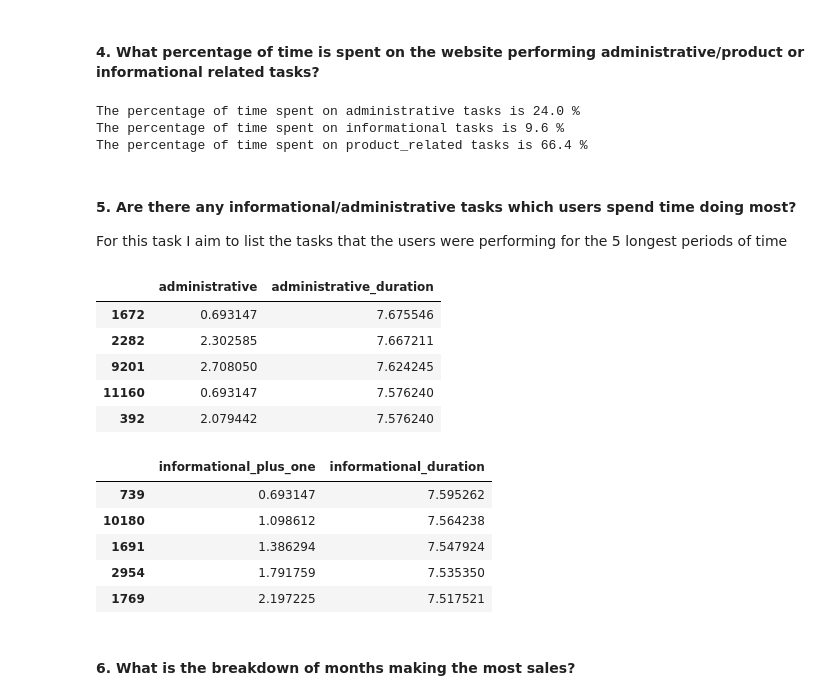
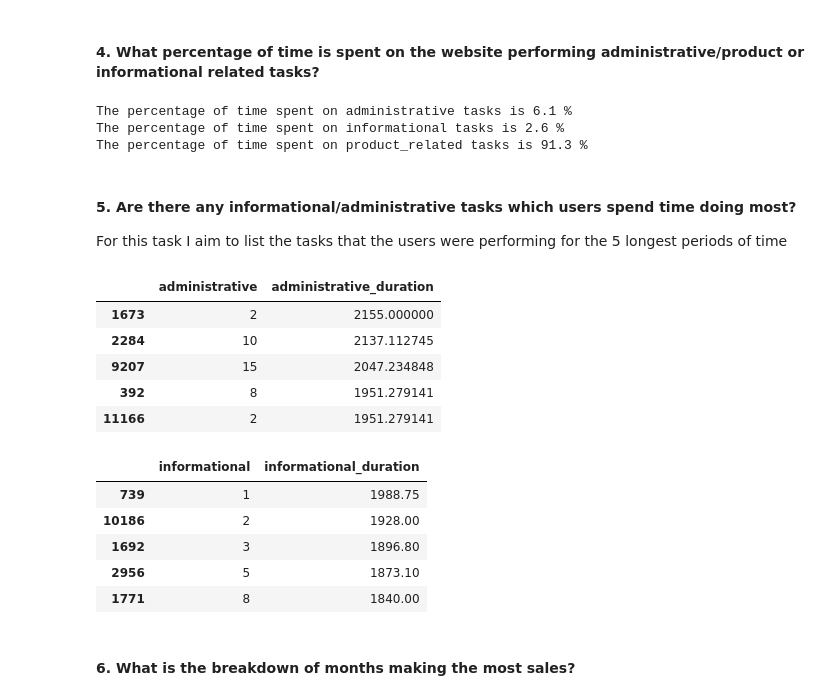
Before and after one commit to Chills00/exploratory-data-analysis---online-shopping-in-retail917, a Jupyter notebook: Analysis_Notebook.ipynb, the cells around one changed output. Cells and saved outputs as stored; diff of their text form; code cells hidden in the pictures.

```diff
--- a/Analysis_Notebook.ipynb
+++ b/Analysis_Notebook.ipynb
@@ -6,0 +16,3 @@ A deeper explore of the data to drive insights to inform business decisions that
+# %%
+file_path = 'C:/Users/Chris/Documents/AiCoreEDA_Project/customer_activity_null_removed.csv'
+df = pd.read_csv(file_path)
@@ -137,9 +196,9 @@ def time_spent(dataframe, *args):
 # %%
 time_spent(df, 'administrative_duration', 'informational_duration', 'product_related_duration')
 # %% [output]
-The percentage of time spent on administrative tasks is 24.0 %
-The percentage of time spent on informational tasks is 9.6 %
-The percentage of time spent on product_related tasks is 66.4 %
+The percentage of time spent on administrative tasks is 6.1 %
+The percentage of time spent on informational tasks is 2.6 %
+The percentage of time spent on product_related tasks is 91.3 %
 # %% [markdown]
 #### 5. Are there any informational/administrative tasks which users spend time doing most?
 For this task I aim to list the tasks that the users were performing for the 5 longest periods of time
@@ -155,22 +214,22 @@ def most_time(dataframe, sorting_column, task_column):
 most_time(df, 'administrative_duration', 'administrative')
 # %% [output]
 |  | administrative | administrative_duration |
-| 1672 | 0.693147 | 7.675546 |
-| 2282 | 2.302585 | 7.667211 |
-| 9201 | 2.708050 | 7.624245 |
-| 11160 | 0.693147 | 7.576240 |
-| 392 | 2.079442 | 7.576240 |
+| 1673 | 2 | 2155.000000 |
+| 2284 | 10 | 2137.112745 |
+| 9207 | 15 | 2047.234848 |
+| 392 | 8 | 1951.279141 |
+| 11166 | 2 | 1951.279141 |
 # %%
 # Use the function to produce the list for informational tasks:
 
-most_time(df, 'informational_duration', 'informational_plus_one')
+most_time(df, 'informational_duration', 'informational')
 # %% [output]
-|  | informational_plus_one | informational_duration |
-| 739 | 0.693147 | 7.595262 |
-| 10180 | 1.098612 | 7.564238 |
-| 1691 | 1.386294 | 7.547924 |
-| 2954 | 1.791759 | 7.535350 |
-| 1769 | 2.197225 | 7.517521 |
+|  | informational | informational_duration |
+| 739 | 1 | 1988.75 |
+| 10186 | 2 | 1928.00 |
+| 1692 | 3 | 1896.80 |
+| 2956 | 5 | 1873.10 |
+| 1771 | 8 | 1840.00 |
 # %% [markdown]
 #### 6. What is the breakdown of months making the most sales?
 # %%
```
Also changed, not shown: parts of 32 cells of this notebook.
